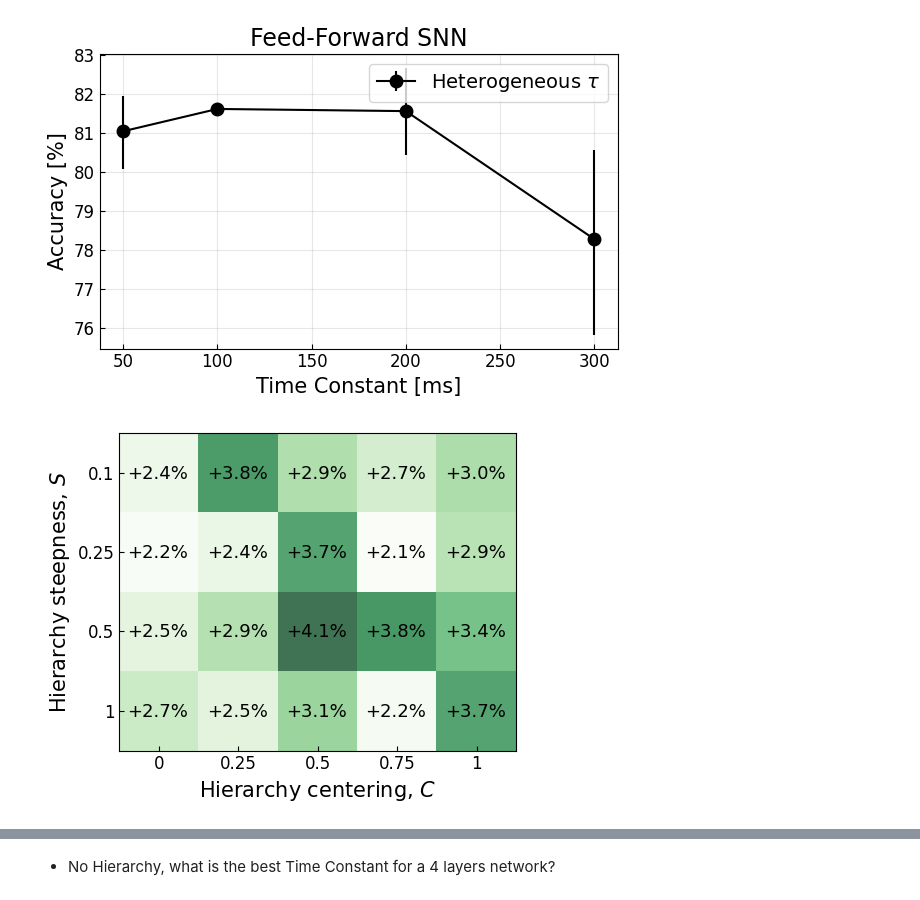
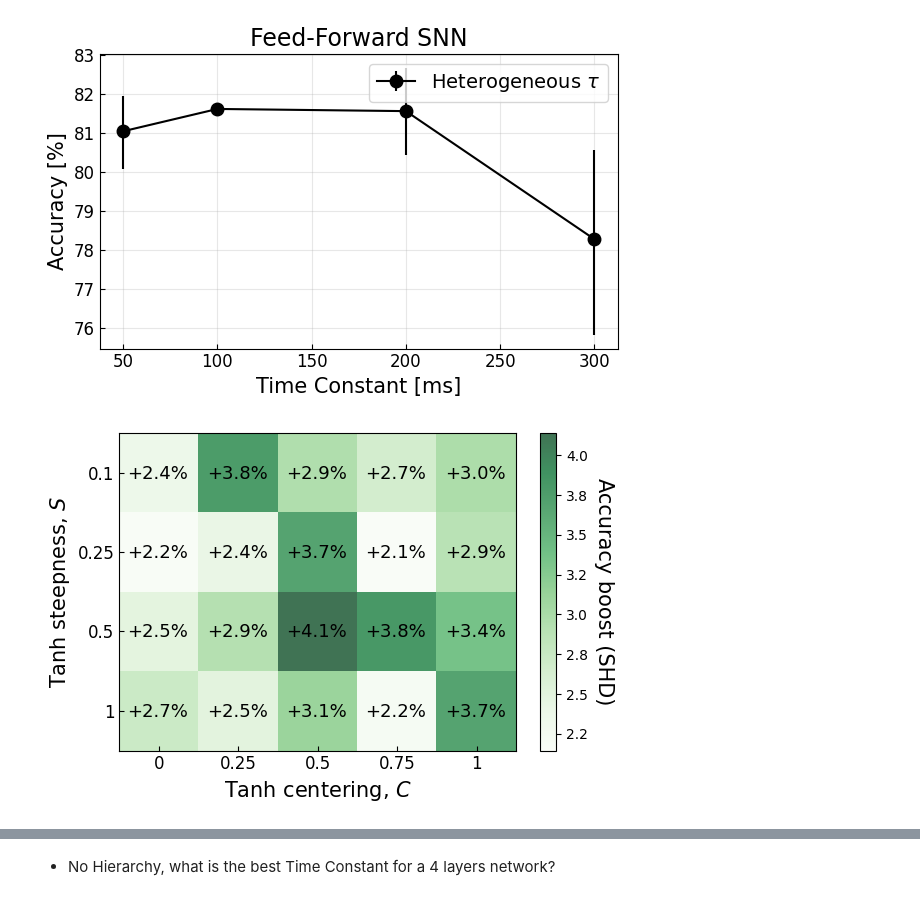
Before and after one commit to EIS-Hub/hSNN, a Jupyter notebook: plotting.ipynb, the cells around one changed output, grey strips where cells are left out. Cells and saved outputs as stored; diff of their text form; code cells hidden in the pictures.

```diff
--- a/plotting.ipynb
+++ b/plotting.ipynb
@@ -70,34 +97,37 @@ df = df_origin[df_origin['experiment_name']=='Hierarchy_shape_SHD']\
 
 # reference: without Hierarchy
 df_ref = df_origin[df_origin['experiment_name']=='Hierarchy_shape_SHD']\
         [df_origin['delta_tau']==0.][df_origin['n_hid']==32]
 Test_acc_ref = df_ref['Test Acc'].median()
 
 # List of Time constant
 tanh_center_list = np.sort( list( set( list(df['tanh_center'] ) ) ) )
 tanh_coef_list  = np.sort( list( set( list(df['tanh_coef'] ) ) ) )
 seed_list = np.sort( list( set( list(df['seed'] ) ) ) )
 
 # Test_acc_tanh = np.zeros( (len(tanh_center_list), len(tanh_coef_list), len(seed_list)) )
 Test_acc_tanh = np.zeros( (len(tanh_center_list), len(tanh_coef_list)) )
 for i, center in enumerate(tanh_center_list):
     for j, coef in enumerate(tanh_coef_list):
         Test_acc_tanh[i,j] = df['Test Acc'][ df['tanh_center']==center ][df['tanh_coef']==coef].median() - Test_acc_ref
 
 fig, ax = plt.subplots( figsize=(6,4) )
-ax.imshow( Test_acc_tanh.T, cmap='Greens', alpha=0.75 )
+im = ax.imshow( Test_acc_tanh.T, cmap='Greens', alpha=0.75 )
 for i, center in enumerate(tanh_center_list):
     for j, coef in enumerate(tanh_coef_list):
         ax.text( i-0.4, j+0.075, f'+{Test_acc_tanh[i,j]:.1f}%', color='k', fontsize=13, multialignment='center' )
 # plot setting
 # ax.set_title( 'Feed-Forward SNN', size=17 )
-ax.set_xlabel('Hierarchy centering, $C$', size=15); ax.set_ylabel('Hierarchy steepness, $S$', size=15)
+ax.set_xlabel('Tanh centering, $C$', size=15); ax.set_ylabel('Tanh steepness, $S$', size=15)
 ax.tick_params( direction='in', labelsize=12 )
 ax.set_yticks( np.arange(len(tanh_coef_list)), tanh_coef_list );
 ax.set_xticks( np.arange(len(tanh_center_list)), tanh_center_list )
+# colorbar
+cbar = ax.figure.colorbar(im, ax=ax, format="{x:.1f}", fraction=0.1)
+cbar.ax.set_ylabel('Accuracy boost (SHD)', rotation=-90, va="bottom", size=15)
 # ax.legend(prop={'size':14})
 # ax.grid(alpha=0.3)
 plt.tight_layout()
-fig.savefig( os.path.join( os.getcwd(), 'results/F2_Tanh_SHD.pdf' ), dpi=300, transparent=True )
+fig.savefig( os.path.join( os.getcwd(), 'results/F2/F2_Tanh_SHD.pdf' ), dpi=300, transparent=True )
 # %% [output]
-[figure, old version]
+[figure, new version]
```
Also changed, not shown: parts of 11 cells of this notebook, 6 other files.
